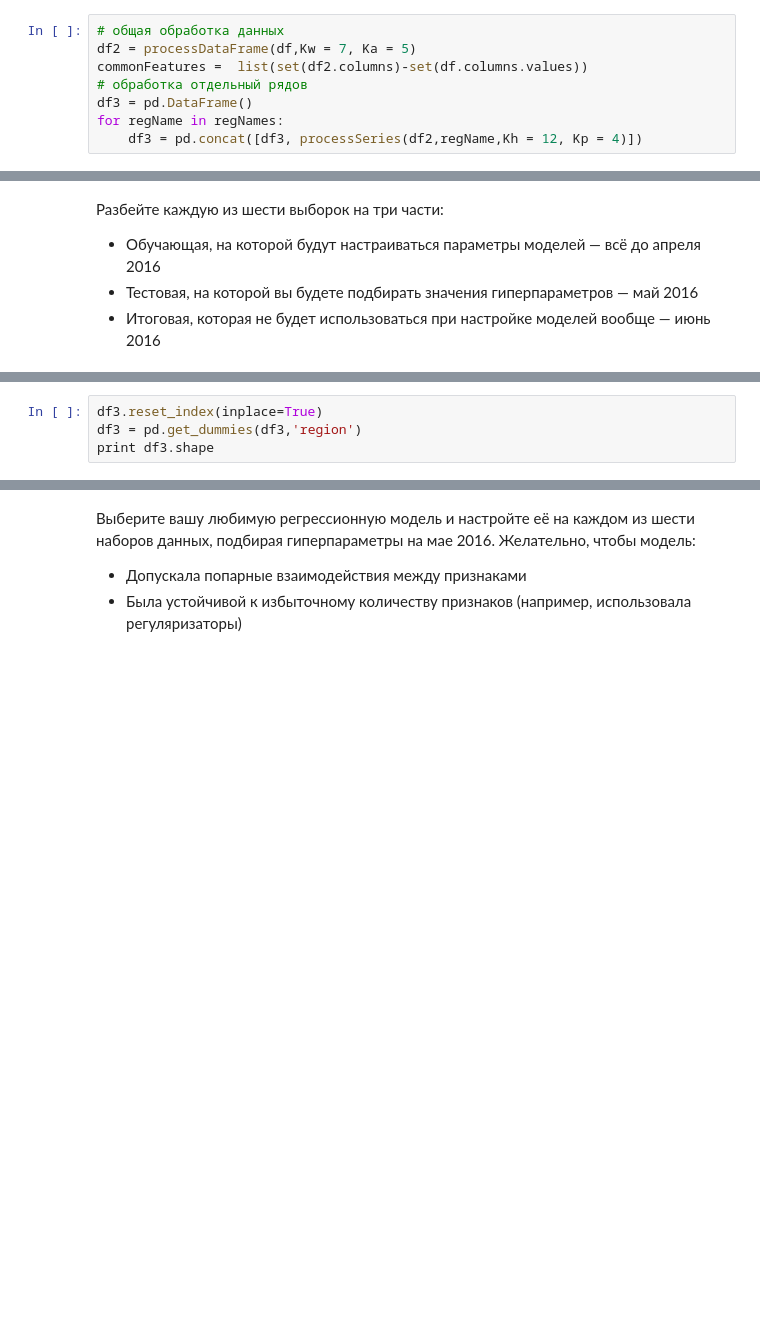
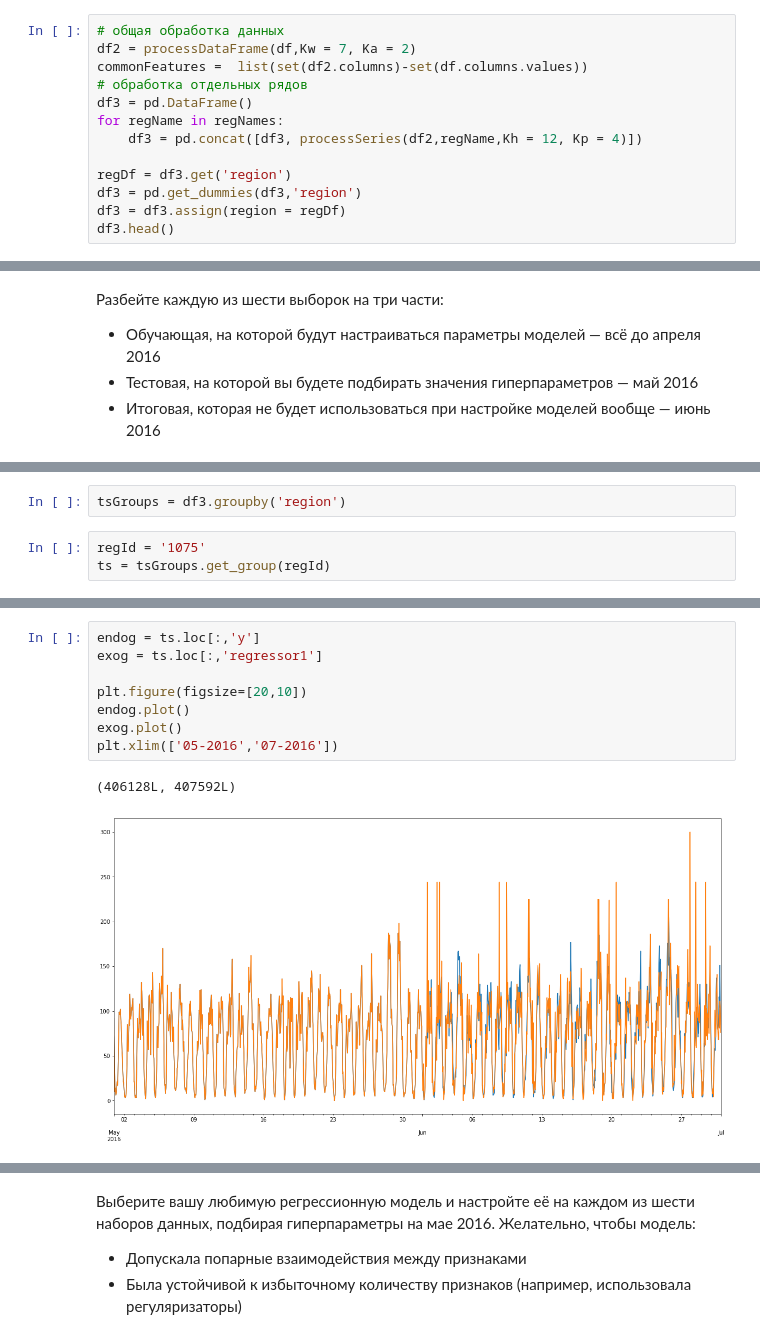
Before and after one commit to PhySci/projectNYtaxi, a Jupyter notebook: week5/week 5-2.ipynb, the cells around one changed output, grey strips where cells are left out. Saved outputs shown, nothing was run; the diff lists cells and outputs as text; blank space fills up the shorter version.

```diff
--- a/week5/week 5-2.ipynb
+++ b/week5/week 5-2.ipynb
@@ -226,9 +229,14 @@ def saveResults(rdf, fName):
     f.close()
 # %%
 # общая обработка данных
-df2 = processDataFrame(df,Kw = 7, Ka = 5)
+df2 = processDataFrame(df,Kw = 7, Ka = 2)
 commonFeatures =  list(set(df2.columns)-set(df.columns.values))
-# обработка отдельный рядов
+# обработка отдельных рядов
 df3 = pd.DataFrame()
 for regName in regNames:
     df3 = pd.concat([df3, processSeries(df2,regName,Kh = 12, Kp = 4)])
+
+regDf = df3.get('region')
+df3 = pd.get_dummies(df3,'region')
+df3 = df3.assign(region = regDf)
+df3.head()
@@ -264,4 +257,0 @@ regDf.head()
-# %%
-df3.reset_index(inplace=True)
-df3 = pd.get_dummies(df3,'region')
-print df3.shape
@@ -278,0 +291,5 @@ endTest   = '2016-06-30 23:00:00'
+# %%
+tsGroups = df3.groupby('region')
+# %%
+regId = '1075'
+ts = tsGroups.get_group(regId)
@@ -278,0 +352,11 @@ endTest   = '2016-06-30 23:00:00'
+# %%
+endog = ts.loc[:,'y']
+exog = ts.loc[:,'regressor1']
+
+plt.figure(figsize=[20,10])
+endog.plot()
+exog.plot()
+plt.xlim(['05-2016','07-2016'])
+# %% [output]
+(406128L, 407592L)
+[figure, added]
```
Also changed, not shown: parts of 30 cells of this notebook, 1 other file.
